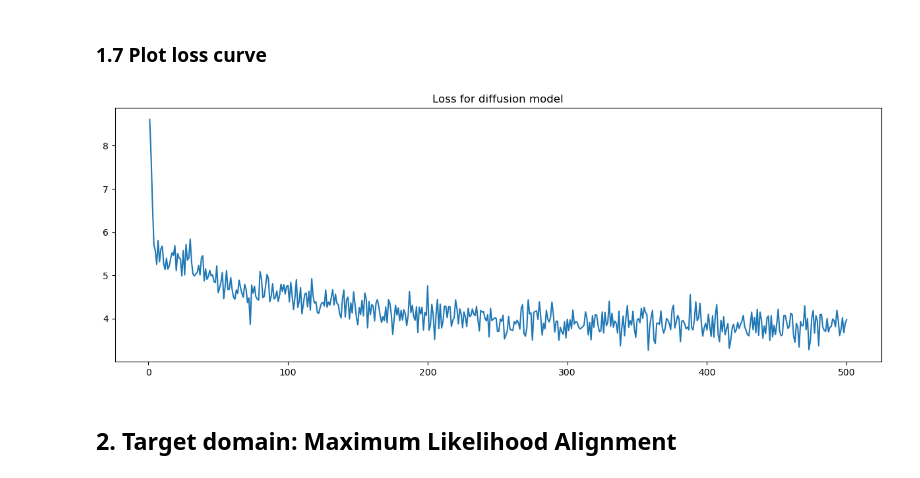
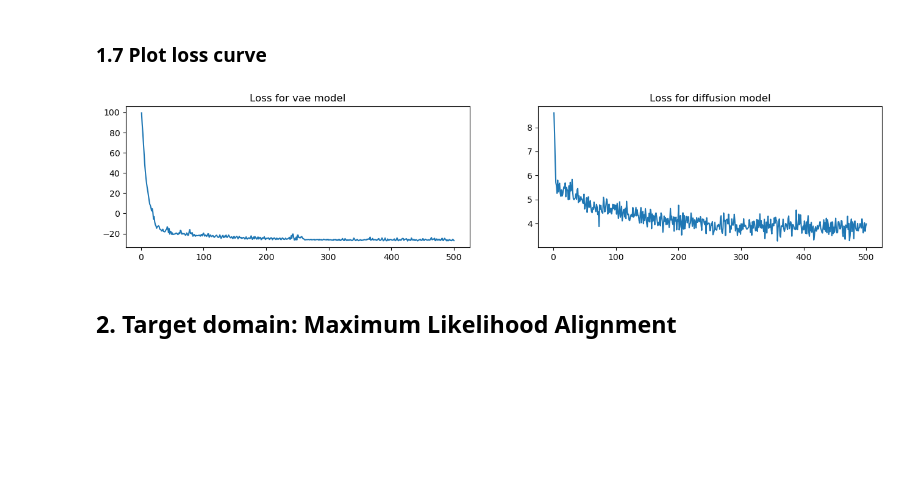
Before and after one commit to YueChen0628/ERDiff, a Jupyter notebook: ERDiff.ipynb, the cells around one changed output. Cells and saved outputs as stored; diff of their text form; code cells hidden in the pictures; blank space fills up the shorter version.

Commit message:
visualization

```diff
--- a/ERDiff.ipynb
+++ b/ERDiff.ipynb
@@ -286,12 +286,16 @@ total Loss of epoch  500  is  3.9788825809955597
 # %% [markdown]
 ### 1.7 Plot loss curve
 # %%
-plt.figure(figsize=(15, 5))
-plt.title("Loss for diffusion model")
-plt.plot(range(1, len(diff_loss_list)+1), diff_loss_list)
+plt.figure(figsize=(16, 3))
+ax1 = plt.subplot(1, 2, 1)
+ax1.set_title("Loss for vae model")
+ax1.plot(range(1, len(vae_loss_list)+1), vae_loss_list)
+ax2 = plt.subplot(1, 2, 2)
+ax2.set_title("Loss for diffusion model")
+ax2.plot(range(1, len(diff_loss_list)+1), diff_loss_list)
 plt.show()
 # %% [output]
-[figure, old version]
+[figure, new version]
 # %% [markdown]
 ## 2. Target domain: Maximum Likelihood Alignment
 # %% [markdown]
```
Also changed, not shown: parts of 11 cells of this notebook, 1 other file.
